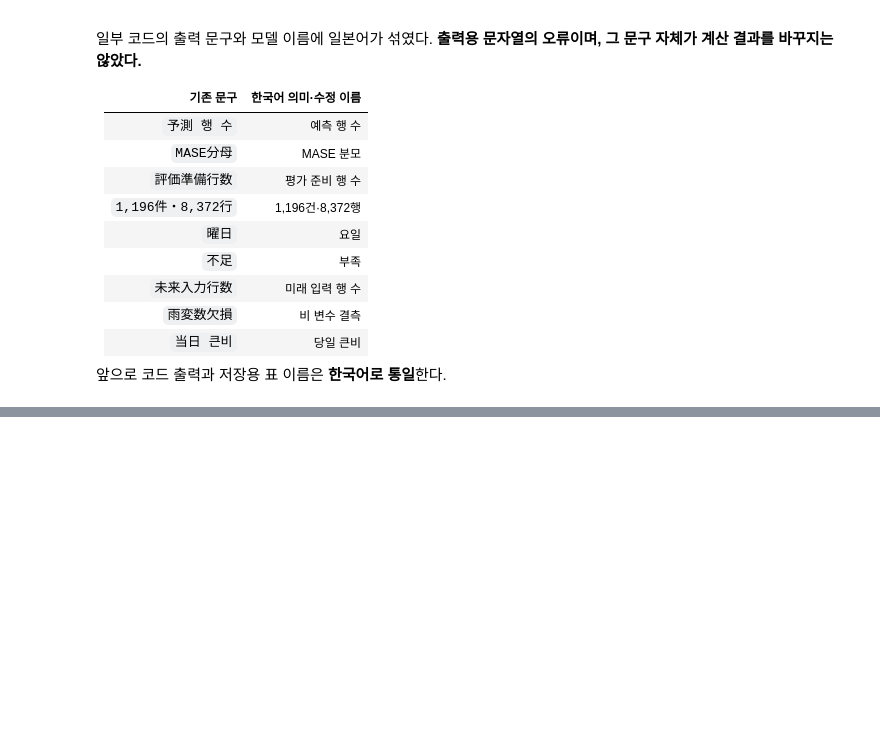
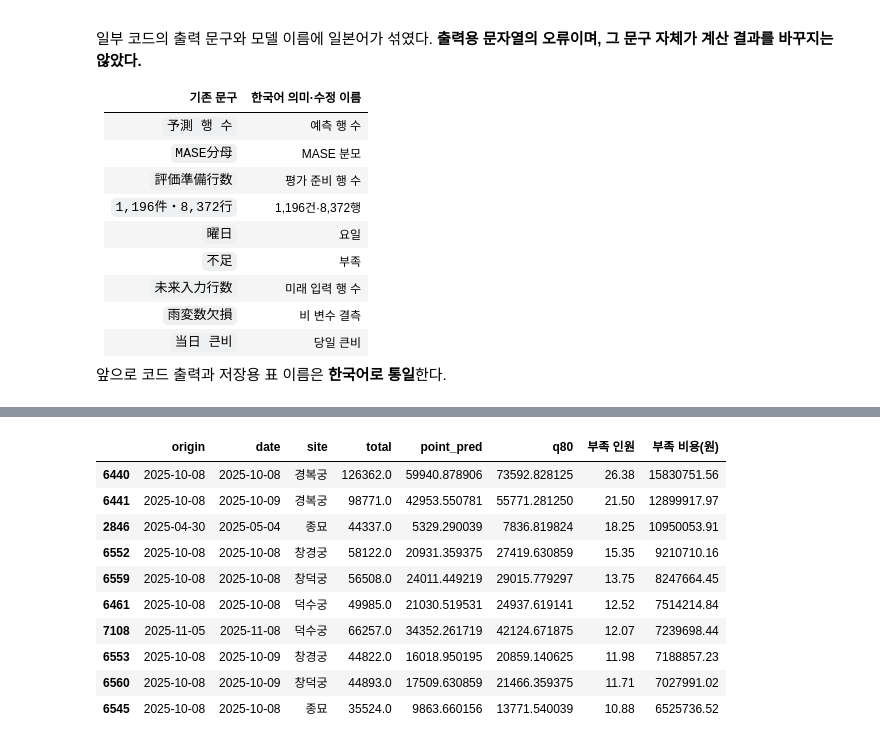
Before and after one commit to ysy3046/ai-data-bootcamp, a Jupyter notebook: project_3_data_모형_검증.ipynb, the cells around one changed output, grey strips where cells are left out. Saved outputs shown, nothing was run; the diff lists cells and outputs as text; code cells hidden in the pictures; blank space fills up the shorter version.

```diff
--- a/project_3_data_모형_검증.ipynb
+++ b/project_3_data_모형_검증.ipynb
@@ -2824,0 +3029,32 @@ files.download(archive)
+# %%
+notice_shortages = notice_eval.loc[
+    notice_eval["total"].gt(0)
+].copy()
+
+notice_shortages["부족 인원"] = (
+    notice_shortages["total"].astype("float64")
+    - notice_shortages["q80"].astype("float64")
+).clip(lower=0) / 2000
+
+notice_shortages["부족 비용(원)"] = (
+    notice_shortages["부족 인원"] * 600_000
+)
+
+notice_top10 = notice_shortages.nlargest(10, "부족 인원")
+
+display(notice_top10[[
+    "origin", "date", "site", "total",
+    "point_pred", "q80", "부족 인원", "부족 비용(원)"
+]].round(2))
+# %% [output]
+|  | origin | date | site | total | point_pred | q80 | 부족 인원 | 부족 비용(원) |
+| 6440 | 2025-10-08 | 2025-10-08 | 경복궁 | 126362.0 | 59940.878906 | 73592.828125 | 26.38 | 15830751.56 |
+| 6441 | 2025-10-08 | 2025-10-09 | 경복궁 | 98771.0 | 42953.550781 | 55771.281250 | 21.50 | 12899917.97 |
+| 2846 | 2025-04-30 | 2025-05-04 | 종묘 | 44337.0 | 5329.290039 | 7836.819824 | 18.25 | 10950053.91 |
+| 6552 | 2025-10-08 | 2025-10-08 | 창경궁 | 58122.0 | 20931.359375 | 27419.630859 | 15.35 | 9210710.16 |
+| 6559 | 2025-10-08 | 2025-10-08 | 창덕궁 | 56508.0 | 24011.449219 | 29015.779297 | 13.75 | 8247664.45 |
+| 6461 | 2025-10-08 | 2025-10-08 | 덕수궁 | 49985.0 | 21030.519531 | 24937.619141 | 12.52 | 7514214.84 |
+| 7108 | 2025-11-05 | 2025-11-08 | 덕수궁 | 66257.0 | 34352.261719 | 42124.671875 | 12.07 | 7239698.44 |
+| 6553 | 2025-10-08 | 2025-10-09 | 창경궁 | 44822.0 | 16018.950195 | 20859.140625 | 11.98 | 7188857.23 |
+| 6560 | 2025-10-08 | 2025-10-09 | 창덕궁 | 44893.0 | 17509.630859 | 21466.359375 | 11.71 | 7027991.02 |
+| 6545 | 2025-10-08 | 2025-10-08 | 종묘 | 35524.0 | 9863.660156 | 13771.540039 | 10.88 | 6525736.52 |
```
Also changed, not shown: parts of 12 cells of this notebook.
